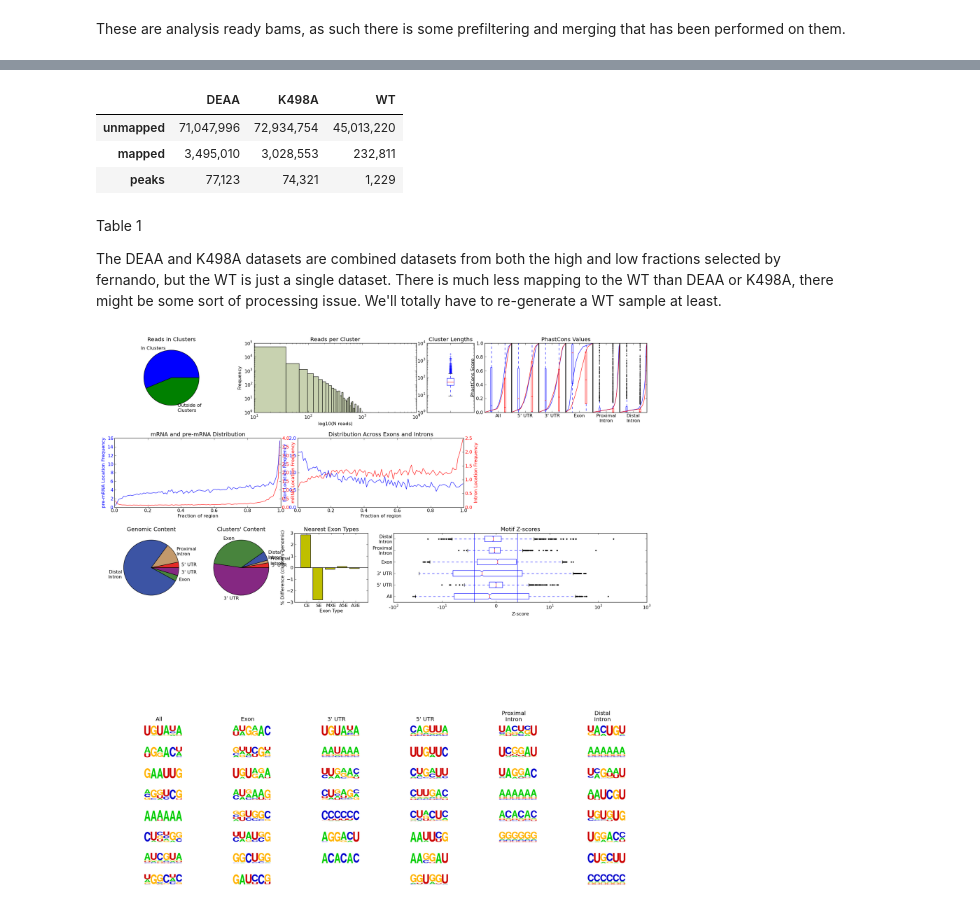
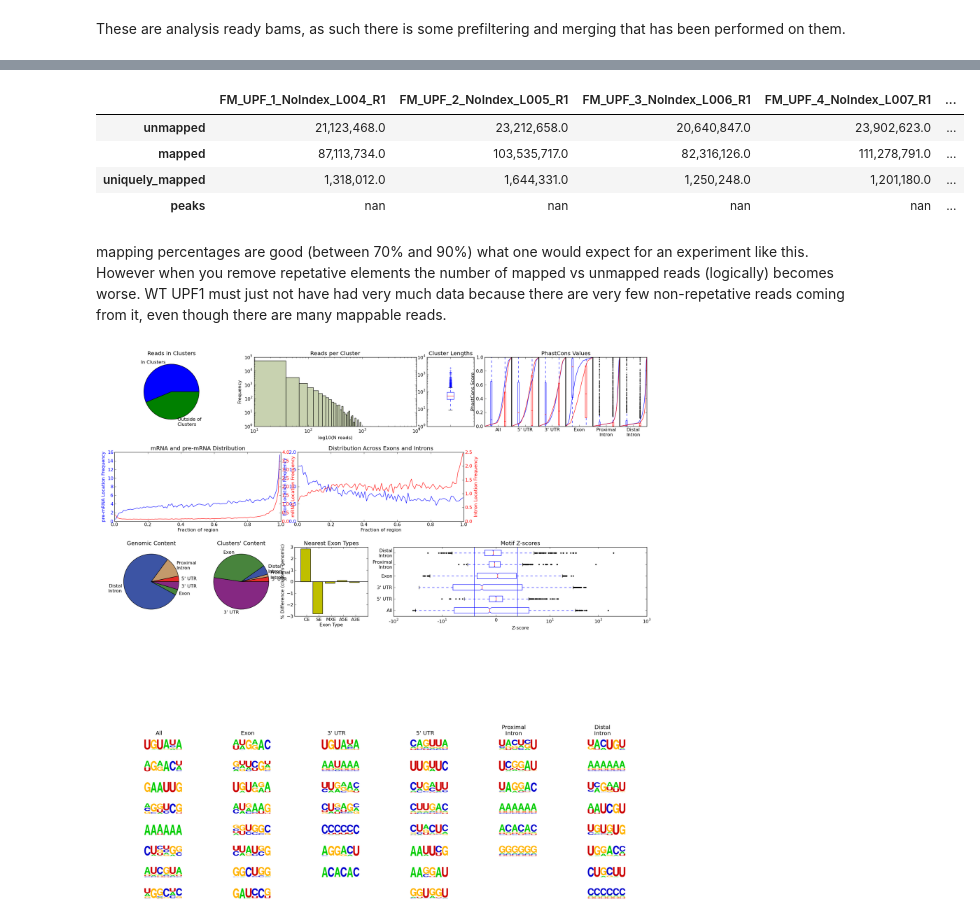
Before and after one commit to gpratt/iPython_Notebook, a Jupyter notebook: UPF1 Figure 1.ipynb, the cells around one changed output, grey strips where cells are left out. Saved outputs shown, nothing was run; the diff lists cells and outputs as text; code cells hidden in the pictures.

Commit message:
updated with notes about mapping mistery

```diff
--- a/UPF1 Figure 1.ipynb
+++ b/UPF1 Figure 1.ipynb
@@ -36,3 +36,20 @@ beds = { 'DEAA' : pybedtools.BedTool(path + "UPF1_1_2.polyATrim.adapterTrim.rmRe
          }
 # %%
 beds_center = {name : bedtool.each(small_peaks).saveas() for name, bedtool in beds.items()}
+# %%
+path = "/nas3/gpratt/projects/upf1/analysis/clip_v2/"
+bams = {name.split(".") : path + name[:-3] for name in """289_FlagControl_NoIndex_L005_R1.polyATrim.adapterTrim.rmRep.sorted.bam.bai        FM_UPF_2_NoIndex_L005_R1.polyATrim.adapterTrim.rmRep.sorted.bam.bai
+289_FlagControl_NoIndex_L005_R1.polyATrim.adapterTrim.rmRep.sorted.rmDup.bam.bai  FM_UPF_2_NoIndex_L005_R1.polyATrim.adapterTrim.rmRep.sorted.rmDup.bam.bai
+290_FlagDEAA_NoIndex_L006_R1.polyATrim.adapterTrim.rmRep.sorted.bam.bai           FM_UPF_3_NoIndex_L006_R1.polyATrim.adapterTrim.rmRep.sorted.bam.bai
+290_FlagDEAA_NoIndex_L006_R1.polyATrim.adapterTrim.rmRep.sorted.rmDup.bam.bai     FM_UPF_3_NoIndex_L006_R1.polyATrim.adapterTrim.rmRep.sorted.rmDup.bam.bai
+291_FlagK498A_NoIndex_L007_R1.polyATrim.adapterTrim.rmRep.sorted.bam.bai          FM_UPF_4_NoIndex_L007_R1.polyATrim.adapterTrim.rmRep.sorted.bam.bai
+291_FlagK498A_NoIndex_L007_R1.polyATrim.adapterTrim.rmRep.sorted.rmDup.bam.bai    FM_UPF_4_NoIndex_L007_R1.polyATrim.adapterTrim.rmRep.sorted.rmDup.bam.bai
+FM_UPF_1_NoIndex_L004_R1.polyATrim.adapterTrim.rmRep.sorted.bam.bai               WT_NoIndex_L006_R1.polyATrim.adapterTrim.rmRep.sorted.bam.bai
+FM_UPF_1_NoIndex_L004_R1.polyATrim.adapterTrim.rmRep.sorted.rmDup.bam.bai         WT_NoIndex_L006_R1.polyATrim.adapterTrim.rmRep.sorted.rmDup.bam.bai""".strip().split()}
+
+
+
+#bams = { 'FM_1' : pysam.Samfile("/nas3/gpratt/projects/upf1/analysis/clip_v2/FM_UPF_1_NoIndex_L004_R1.polyATrim.adapterTrim.rmRep.sorted.bam", 'rb'),
+#         'FM_2': pysam.Samfile("/nas3/gpratt/projects/upf1/analysis/clip_v2/FM_UPF_2_NoIndex_L005_R1.polyATrim.adapterTrim.rmRep.sorted.bam", 'rb'),
+#         'WT'   : pysam.Samfile("/nas3/gpratt/projects/upf1/analysis/clip_v2/WT_NoIndex_L006_R1.polyATrim.adapterTrim.rmRep.sorted.bam", 'rb')
+#         }
@@ -39,11 +62,20 @@ beds_center = {name : bedtool.each(small_peaks).saveas() for name, bedtool in be
 # %%
-info_dict = {'mapped' : {}, 'unmapped' : {}, 'peaks' : {}}
+info_dict = {'mapped' : {}, 'unmapped' : {}, 'peaks' : {}, 'uniquely_mapped' : {}}
 for name, bam in bams.items():
-    info_dict['mapped'][name] = bam.mapped
-    info_dict['unmapped'][name] = bam.unmapped
+    #if not (name.startswith("UPF1") or name.startswith("FM") or name.startswith("WT")):
+    #    continue
+    sample = name.split(".")[0]
+    if 'rmDup' in name:
+        info_dict['uniquely_mapped'][sample]= bam.mapped
+    else:
+        info_dict['mapped'][sample] = bam.mapped
+        info_dict['unmapped'][sample] = bam.unmapped
 
-for name, bed in beds.items():
-    info_dict['peaks'][name] = len(bed)
+#for name, bed in beds.items():
+#    info_dict['peaks'][name] = len(bed)
 
 info_frame = pd.DataFrame(info_dict)
-frame = info_frame.reindex_axis(['unmapped', 'mapped', 'peaks'], axis=1).T
+frame = info_frame.reindex_axis(['unmapped', 'mapped', 'uniquely_mapped', 'peaks'], axis=1).T
+
+add_commas = lambda x: "{:,}".format(x)
+HTML(frame.to_html(formatters=[add_commas, add_commas, add_commas], justify="left"))
@@ -50,15 +94,13 @@ frame = info_frame.reindex_axis(['unmapped', 'mapped', 'peaks'], axis=1).T
 # %%
-add_commas = lambda x: "{:,}".format(x)
-HTML(frame.to_html(formatters=[add_commas, add_commas, add_commas], justify="left"))
+HTML(frame.to_html(formatters=[add_commas, add_commas, add_commas, add_commas, add_commas], justify="left"))
 # %% [output]
-|  | DEAA | K498A | WT |
-| unmapped | 71,047,996 | 72,934,754 | 45,013,220 |
-| mapped | 3,495,010 | 3,028,553 | 232,811 |
-| peaks | 77,123 | 74,321 | 1,229 |
+|  | FM_UPF_1_NoIndex_L004_R1 | FM_UPF_2_NoIndex_L005_R1 | FM_UPF_3_NoIndex_L006_R1 | FM_UPF_4_NoIndex_L007_R1 | ... |
+| unmapped | 21,123,468.0 | 23,212,658.0 | 20,640,847.0 | 23,902,623.0 | ... |
+| mapped | 87,113,734.0 | 103,535,717.0 | 82,316,126.0 | 111,278,791.0 | ... |
+| uniquely_mapped | 1,318,012.0 | 1,644,331.0 | 1,250,248.0 | 1,201,180.0 | ... |
+| peaks | nan | nan | nan | nan | ... |
-# %% [markdown]
-Table 1
-
-The DEAA and K498A datasets are combined datasets from both the high and low fractions selected by fernando, but the WT is just a single dataset.  There is much less mapping to the WT than DEAA or K498A, there might be some sort of processing issue.  We'll totally have to re-generate a WT sample at least.
+# %% [markdown]
+mapping percentages are good (between 70% and 90%) what one would expect for an experiment like this.  However when you remove repetative elements the number of mapped vs unmapped reads (logically) becomes worse.  WT UPF1 must just not have had very much data because there are very few non-repetative reads coming from it, even though there are many mappable reads.
 # %%
 Image(filename=path + "UPF1_1_2.polyATrim.adapterTrim.rmRep.sorted.rmDup.peaks.bed.QCfig.png")
 # %% [output]
```
Also changed, not shown: parts of 3 cells of this notebook.
